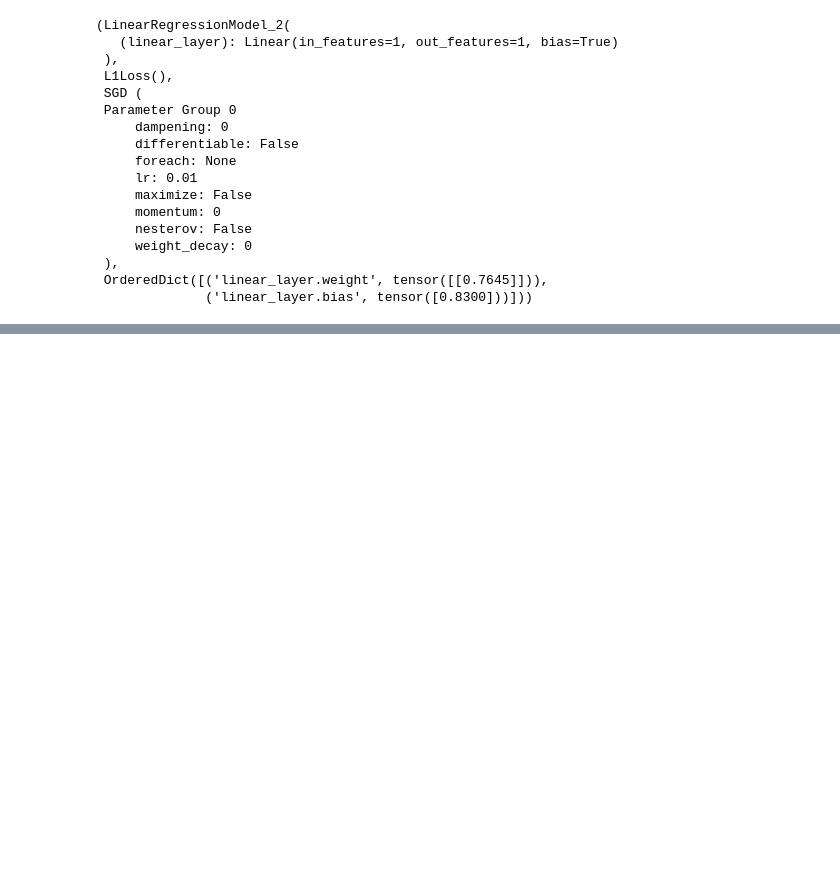
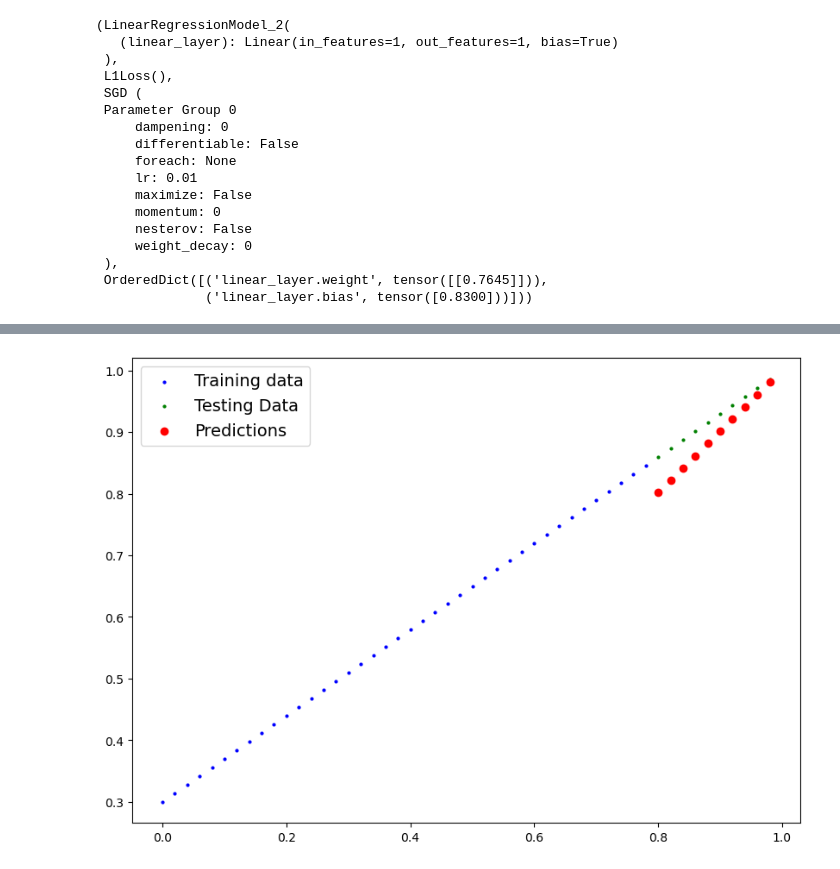
Before and after one commit to Sadkakgedik/PyTorch-Practices, a Jupyter notebook: pytorch_05.ipynb, the cells around one changed output, grey strips where cells are left out. Saved outputs shown, nothing was run; the diff lists cells and outputs as text; code cells hidden in the pictures; blank space fills up the shorter version.

Commit message:
predictions are slightly off

```diff
--- a/pytorch_05.ipynb
+++ b/pytorch_05.ipynb
@@ -139,0 +149,34 @@ model_1,fn_loss,optimizer,model_1.state_dict()
+# %%
+torch.manual_seed(42)
+#Trainig part
+epochs=200
+
+#Put data into target device (device agnostic code for data)
+
+X_train=X_train.to(device)
+y_train=X_train.to(device)
+X_test=X_test.to(device)
+y_test=y_test.to(device)
+
+for epoch in range(epochs):
+    model_1.train()
+
+    y_pred=model_1(X_train)
+
+    loss=fn_loss(y_pred,y_train)
+
+    optimizer.zero_grad()
+
+    loss.backward()
+
+    optimizer.step()
+
+    model_1.eval()
+
+    with torch.inference_mode():
+        test_pred=model_1(X_test)
+
+        test_loss=fn_loss(test_pred,y_test)
+
+    if epoch % 10 == 0:
+        print(f"Epoch:{epoch} | Loss:{loss} | Test loss:{test_loss}")
@@ -139,0 +211,9 @@ model_1,fn_loss,optimizer,model_1.state_dict()
+# %%
+model_1.eval()
+
+#Make predictions
+
+with torch.inference_mode():
+    y_preds=model_1(X_test)
+
+y_preds
@@ -139,0 +231,4 @@ model_1,fn_loss,optimizer,model_1.state_dict()
+# %%
+plot_predictions(predictions=y_preds.cpu())
+# %% [output]
+[figure, added]
```
Also changed, not shown: parts of 5 cells of this notebook.
